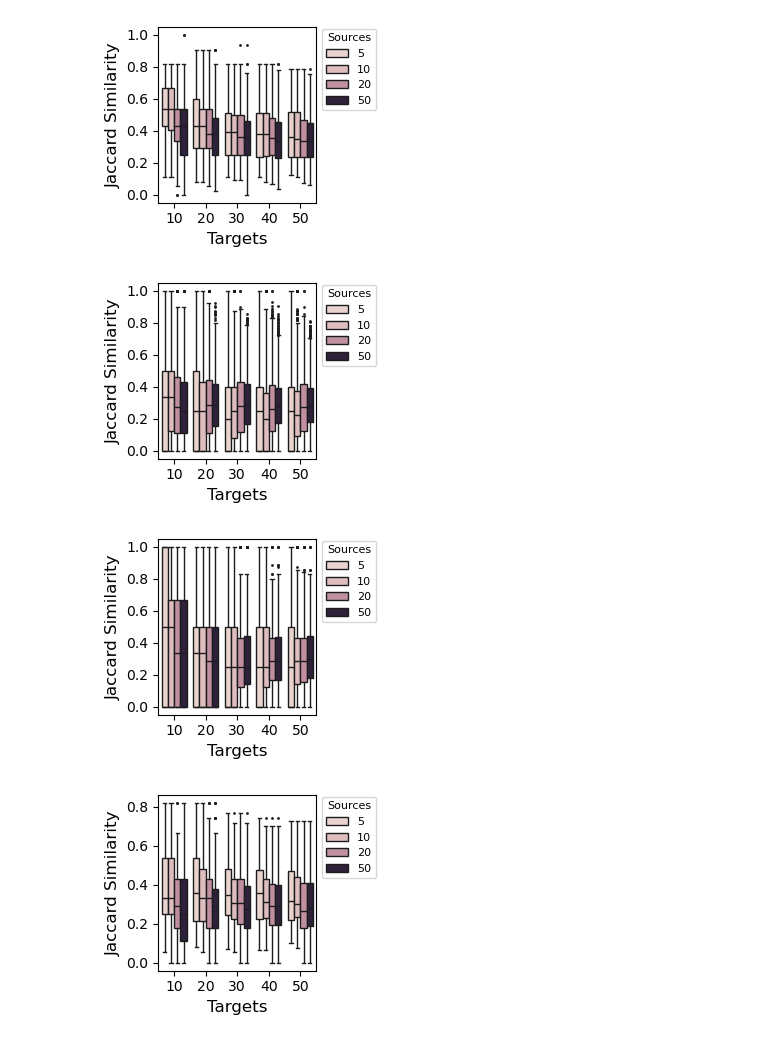
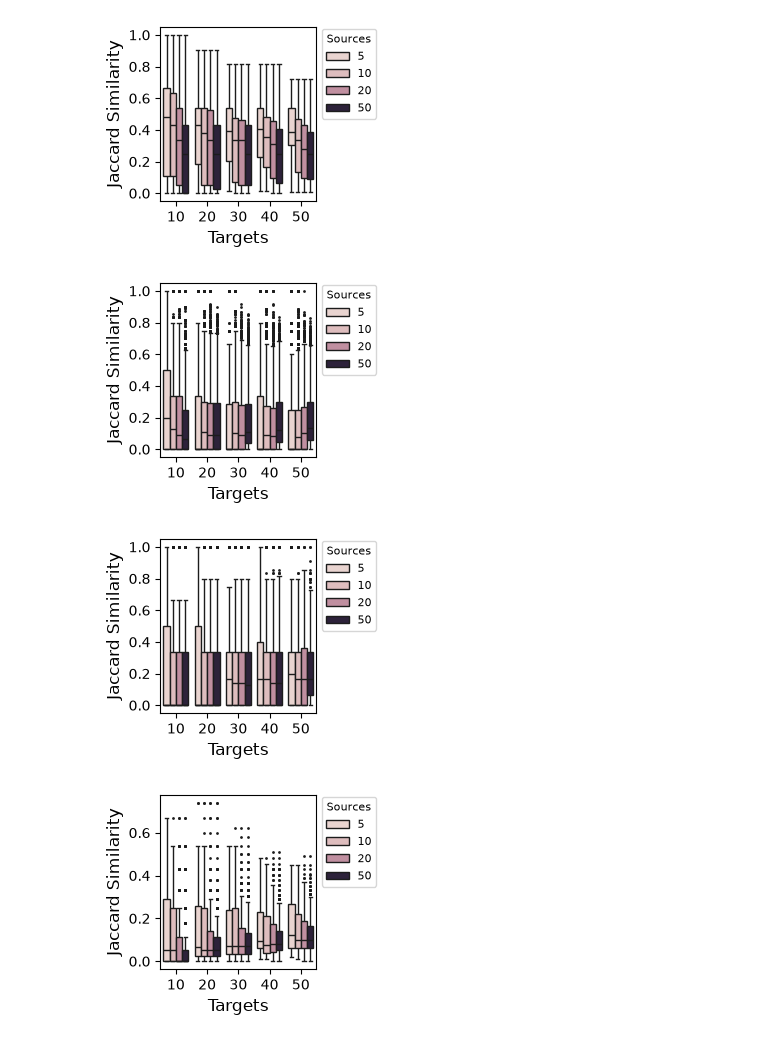
Before and after one commit to bionetslab/netmap-evaluation, a Jupyter notebook: src/manuscript_blood/comparative_analysis/regulon_stability.ipynb, the cells around one changed output. Cells and saved outputs as stored; diff of their text form; code cells hidden in the pictures.

```diff
--- a/src/manuscript_blood/comparative_analysis/regulon_stability.ipynb
+++ b/src/manuscript_blood/comparative_analysis/regulon_stability.ipynb
@@ -130,11 +130,11 @@ basepath = '/data_nfs/og86asub/netmap/netmap-evaluation/results/case_studies/blo
 tf = '_source'
 s = ''
 my_thresholds = {
-    "10": [f'bd-rhap-rep1-X/regulons_10{tf}{s}.tsv', f'bd-rhap-rep2-X/regulons_10{tf}{s}.tsv',  f'10x-rep1-kallisto-cellbender-X/regulons_10{tf}{s}.tsv', f'blood-10x-rep2-kallisto-cellbender-X/regulons_10{tf}{s}.tsv'],
-    "20": [f'bd-rhap-rep1-X/regulons_20{tf}{s}.tsv', f'bd-rhap-rep2-X/regulons_20{tf}{s}.tsv', f'10x-rep1-kallisto-cellbender-X/regulons_20{tf}{s}.tsv',f'blood-10x-rep2-kallisto-cellbender-X/regulons_20{tf}{s}.tsv'],
-    "30": [f'bd-rhap-rep1-X/regulons_30{tf}{s}.tsv', f'bd-rhap-rep2-X/regulons_30{tf}{s}.tsv', f'10x-rep1-kallisto-cellbender-X/regulons_30{tf}{s}.tsv',f'blood-10x-rep2-kallisto-cellbender-X/regulons_30{tf}{s}.tsv'],
-    "40": [f'bd-rhap-rep1-X/regulons_40{tf}{s}.tsv', f'bd-rhap-rep2-X/regulons_40{tf}{s}.tsv', f'10x-rep1-kallisto-cellbender-X/regulons_40{tf}{s}.tsv', f'blood-10x-rep2-kallisto-cellbender-X/regulons_40{tf}{s}.tsv'],
-    "50": [f'bd-rhap-rep1-X/regulons_50{tf}{s}.tsv', f'bd-rhap-rep2-X/regulons_50{tf}{s}.tsv',f'10x-rep1-kallisto-cellbender-X/regulons_50{tf}{s}.tsv', f'blood-10x-rep2-kallisto-cellbender-X/regulons_50{tf}{s}.tsv'],
+    "10": [f'bd-rhap-rep1-markers/regulons_10{tf}{s}.tsv', f'bd-rhap-rep2-markers/regulons_10{tf}{s}.tsv',  f'10x-rep1-kallisto-cellbender-markers/regulons_10{tf}{s}.tsv', f'10x-rep2-kallisto-cellbender-markers/regulons_10{tf}{s}.tsv'],
+    "20": [f'bd-rhap-rep1-markers/regulons_20{tf}{s}.tsv', f'bd-rhap-rep2-markers/regulons_20{tf}{s}.tsv', f'10x-rep1-kallisto-cellbender-markers/regulons_20{tf}{s}.tsv',f'10x-rep2-kallisto-cellbender-markers/regulons_20{tf}{s}.tsv'],
+    "30": [f'bd-rhap-rep1-markers/regulons_30{tf}{s}.tsv', f'bd-rhap-rep2-markers/regulons_30{tf}{s}.tsv', f'10x-rep1-kallisto-cellbender-markers/regulons_30{tf}{s}.tsv',f'10x-rep2-kallisto-cellbender-markers/regulons_30{tf}{s}.tsv'],
+    "40": [f'bd-rhap-rep1-markers/regulons_40{tf}{s}.tsv', f'bd-rhap-rep2-markers/regulons_40{tf}{s}.tsv', f'10x-rep1-kallisto-cellbender-markers/regulons_40{tf}{s}.tsv', f'10x-rep2-kallisto-cellbender-markers/regulons_40{tf}{s}.tsv'],
+    "50": [f'bd-rhap-rep1-markers/regulons_50{tf}{s}.tsv', f'bd-rhap-rep2-markers/regulons_50{tf}{s}.tsv',f'10x-rep1-kallisto-cellbender-markers/regulons_50{tf}{s}.tsv', f'10x-rep2-kallisto-cellbender-markers/regulons_50{tf}{s}.tsv'],
 }
 
 # Run the pipeline
@@ -143,7 +143,7 @@ final_df.to_csv('/data_nfs/og86asub/netmap/netmap-evaluation/results/figures/dat
 make_plot(final_df)
 plt.savefig('/data_nfs/og86asub/netmap/netmap-evaluation/results/figures/plots/cross_dataset_regulon_stability_source.pdf')
 # %% [output]
-[figure, old version]
+[figure, new version]
 # %%
 # --- Usage Example ---
 basepath = '/data_nfs/og86asub/netmap/netmap-evaluation/results/case_studies/blood/analysis/'
@@ -151,11 +151,11 @@ basepath = '/data_nfs/og86asub/netmap/netmap-evaluation/results/case_studies/blo
 tf = '_target'
 s = ''
 my_thresholds = {
-    "10": [f'bd-rhap-rep1-X/regulons_10{tf}{s}.tsv', f'bd-rhap-rep2-X/regulons_10{tf}{s}.tsv',  f'10x-rep1-kallisto-cellbender-X/regulons_10{tf}{s}.tsv', f'blood-10x-rep2-kallisto-cellbender-X/regulons_10{tf}{s}.tsv'],
-    "20": [f'bd-rhap-rep1-X/regulons_20{tf}{s}.tsv', f'bd-rhap-rep2-X/regulons_20{tf}{s}.tsv', f'10x-rep1-kallisto-cellbender-X/regulons_20{tf}{s}.tsv',f'blood-10x-rep2-kallisto-cellbender-X/regulons_20{tf}{s}.tsv'],
-    "30": [f'bd-rhap-rep1-X/regulons_30{tf}{s}.tsv', f'bd-rhap-rep2-X/regulons_30{tf}{s}.tsv', f'10x-rep1-kallisto-cellbender-X/regulons_30{tf}{s}.tsv',f'blood-10x-rep2-kallisto-cellbender-X/regulons_30{tf}{s}.tsv'],
-    "40": [f'bd-rhap-rep1-X/regulons_40{tf}{s}.tsv', f'bd-rhap-rep2-X/regulons_40{tf}{s}.tsv', f'10x-rep1-kallisto-cellbender-X/regulons_40{tf}{s}.tsv', f'blood-10x-rep2-kallisto-cellbender-X/regulons_40{tf}{s}.tsv'],
-    "50": [f'bd-rhap-rep1-X/regulons_50{tf}{s}.tsv', f'bd-rhap-rep2-X/regulons_50{tf}{s}.tsv',f'10x-rep1-kallisto-cellbender-X/regulons_50{tf}{s}.tsv', f'blood-10x-rep2-kallisto-cellbender-X/regulons_50{tf}{s}.tsv'],
+    "10": [f'bd-rhap-rep1-markers/regulons_10{tf}{s}.tsv', f'bd-rhap-rep2-markers/regulons_10{tf}{s}.tsv',  f'10x-rep1-kallisto-cellbender-markers/regulons_10{tf}{s}.tsv', f'10x-rep2-kallisto-cellbender-markers/regulons_10{tf}{s}.tsv'],
+    "20": [f'bd-rhap-rep1-markers/regulons_20{tf}{s}.tsv', f'bd-rhap-rep2-markers/regulons_20{tf}{s}.tsv', f'10x-rep1-kallisto-cellbender-markers/regulons_20{tf}{s}.tsv',f'10x-rep2-kallisto-cellbender-markers/regulons_20{tf}{s}.tsv'],
+    "30": [f'bd-rhap-rep1-markers/regulons_30{tf}{s}.tsv', f'bd-rhap-rep2-markers/regulons_30{tf}{s}.tsv', f'10x-rep1-kallisto-cellbender-markers/regulons_30{tf}{s}.tsv',f'10x-rep2-kallisto-cellbender-markers/regulons_30{tf}{s}.tsv'],
+    "40": [f'bd-rhap-rep1-markers/regulons_40{tf}{s}.tsv', f'bd-rhap-rep2-markers/regulons_40{tf}{s}.tsv', f'10x-rep1-kallisto-cellbender-markers/regulons_40{tf}{s}.tsv', f'10x-rep2-kallisto-cellbender-markers/regulons_40{tf}{s}.tsv'],
+    "50": [f'bd-rhap-rep1-markers/regulons_50{tf}{s}.tsv', f'bd-rhap-rep2-markers/regulons_50{tf}{s}.tsv',f'10x-rep1-kallisto-cellbender-markers/regulons_50{tf}{s}.tsv', f'10x-rep2-kallisto-cellbender-markers/regulons_50{tf}{s}.tsv'],
 }
 
 # Run the pipeline
@@ -164,7 +164,7 @@ final_df.to_csv('/data_nfs/og86asub/netmap/netmap-evaluation/results/figures/dat
 make_plot(final_df)
 plt.savefig('/data_nfs/og86asub/netmap/netmap-evaluation/results/figures/plots/cross_dataset_regulon_stability_target.pdf')
 # %% [output]
-[figure, old version]
+[figure, new version]
 # %%
 # --- Usage Example ---
 basepath = '/data_nfs/og86asub/netmap/netmap-evaluation/results/case_studies/blood/analysis/'
@@ -172,11 +172,11 @@ basepath = '/data_nfs/og86asub/netmap/netmap-evaluation/results/case_studies/blo
 tf = '_target'
 s = '_TF'
 my_thresholds = {
-    "10": [f'bd-rhap-rep1-X/regulons_10{tf}{s}.tsv', f'bd-rhap-rep2-X/regulons_10{tf}{s}.tsv',  f'10x-rep1-kallisto-cellbender-X/regulons_10{tf}{s}.tsv', f'blood-10x-rep2-kallisto-cellbender-X/regulons_10{tf}{s}.tsv'],
-    "20": [f'bd-rhap-rep1-X/regulons_20{tf}{s}.tsv', f'bd-rhap-rep2-X/regulons_20{tf}{s}.tsv', f'10x-rep1-kallisto-cellbender-X/regulons_20{tf}{s}.tsv',f'blood-10x-rep2-kallisto-cellbender-X/regulons_20{tf}{s}.tsv'],
-    "30": [f'bd-rhap-rep1-X/regulons_30{tf}{s}.tsv', f'bd-rhap-rep2-X/regulons_30{tf}{s}.tsv', f'10x-rep1-kallisto-cellbender-X/regulons_30{tf}{s}.tsv',f'blood-10x-rep2-kallisto-cellbender-X/regulons_30{tf}{s}.tsv'],
-    "40": [f'bd-rhap-rep1-X/regulons_40{tf}{s}.tsv', f'bd-rhap-rep2-X/regulons_40{tf}{s}.tsv', f'10x-rep1-kallisto-cellbender-X/regulons_40{tf}{s}.tsv', f'blood-10x-rep2-kallisto-cellbender-X/regulons_40{tf}{s}.tsv'],
-    "50": [f'bd-rhap-rep1-X/regulons_50{tf}{s}.tsv', f'bd-rhap-rep2-X/regulons_50{tf}{s}.tsv',f'10x-rep1-kallisto-cellbender-X/regulons_50{tf}{s}.tsv', f'blood-10x-rep2-kallisto-cellbender-X/regulons_50{tf}{s}.tsv'],
+    "10": [f'bd-rhap-rep1-markers/regulons_10{tf}{s}.tsv', f'bd-rhap-rep2-markers/regulons_10{tf}{s}.tsv',  f'10x-rep1-kallisto-cellbender-markers/regulons_10{tf}{s}.tsv', f'10x-rep2-kallisto-cellbender-markers/regulons_10{tf}{s}.tsv'],
+    "20": [f'bd-rhap-rep1-markers/regulons_20{tf}{s}.tsv', f'bd-rhap-rep2-markers/regulons_20{tf}{s}.tsv', f'10x-rep1-kallisto-cellbender-markers/regulons_20{tf}{s}.tsv',f'10x-rep2-kallisto-cellbender-markers/regulons_20{tf}{s}.tsv'],
+    "30": [f'bd-rhap-rep1-markers/regulons_30{tf}{s}.tsv', f'bd-rhap-rep2-markers/regulons_30{tf}{s}.tsv', f'10x-rep1-kallisto-cellbender-markers/regulons_30{tf}{s}.tsv',f'10x-rep2-kallisto-cellbender-markers/regulons_30{tf}{s}.tsv'],
+    "40": [f'bd-rhap-rep1-markers/regulons_40{tf}{s}.tsv', f'bd-rhap-rep2-markers/regulons_40{tf}{s}.tsv', f'10x-rep1-kallisto-cellbender-markers/regulons_40{tf}{s}.tsv', f'10x-rep2-kallisto-cellbender-markers/regulons_40{tf}{s}.tsv'],
+    "50": [f'bd-rhap-rep1-markers/regulons_50{tf}{s}.tsv', f'bd-rhap-rep2-markers/regulons_50{tf}{s}.tsv',f'10x-rep1-kallisto-cellbender-markers/regulons_50{tf}{s}.tsv', f'10x-rep2-kallisto-cellbender-markers/regulons_50{tf}{s}.tsv'],
 }
 
 # Run the pipeline
@@ -185,28 +185,28 @@ final_df.to_csv('/data_nfs/og86asub/netmap/netmap-evaluation/results/figures/dat
 make_plot(final_df)
 plt.savefig('/data_nfs/og86asub/netmap/netmap-evaluation/results/figures/plots/cross_dataset_regulon_stability_target_TF.pdf')
 # %% [output]
-[figure, old version]
+[figure, new version]
 # %%
 # --- Usage Example ---
 basepath = '/data_nfs/og86asub/netmap/netmap-evaluation/results/case_studies/blood/analysis/'
 tf = '_TF'
 source = '_source'
 my_thresholds = {
-    "10": [f'bd-rhap-rep1-X/regulons_10{source}{tf}.tsv', f'bd-rhap-rep2-X/regulons_10{source}{tf}.tsv',  f'10x-rep1-kallisto-cellbender-X/regulons_10{source}{tf}.tsv'],
-    "20": [f'bd-rhap-rep1-X/regulons_20{source}{tf}.tsv', f'bd-rhap-rep2-X/regulons_20{source}{tf}.tsv', f'10x-rep1-kallisto-cellbender-X/regulons_20{source}{tf}.tsv'],
-    "30": [f'bd-rhap-rep1-X/regulons_30{source}{tf}.tsv', f'bd-rhap-rep2-X/regulons_30{source}{tf}.tsv', f'10x-rep1-kallisto-cellbender-X/regulons_30{source}{tf}.tsv'],
-    "40": [f'bd-rhap-rep1-X/regulons_40{source}{tf}.tsv', f'bd-rhap-rep2-X/regulons_40{source}{tf}.tsv', f'10x-rep1-kallisto-cellbender-X/regulons_40{source}{tf}.tsv'],
-    "50": [f'bd-rhap-rep1-X/regulons_50{source}{tf}.tsv', f'bd-rhap-rep2-X/regulons_50{source}{tf}.tsv',f'10x-rep1-kallisto-cellbender-X/regulons_50{source}{tf}.tsv'],
+    "10": [f'bd-rhap-rep1-markers/regulons_10{source}{tf}.tsv', f'bd-rhap-rep2-markers/regulons_10{source}{tf}.tsv',  f'10x-rep1-kallisto-cellbender-markers/regulons_10{source}{tf}.tsv'],
+    "20": [f'bd-rhap-rep1-markers/regulons_20{source}{tf}.tsv', f'bd-rhap-rep2-markers/regulons_20{source}{tf}.tsv', f'10x-rep1-kallisto-cellbender-markers/regulons_20{source}{tf}.tsv'],
+    "30": [f'bd-rhap-rep1-markers/regulons_30{source}{tf}.tsv', f'bd-rhap-rep2-markers/regulons_30{source}{tf}.tsv', f'10x-rep1-kallisto-cellbender-markers/regulons_30{source}{tf}.tsv'],
+    "40": [f'bd-rhap-rep1-markers/regulons_40{source}{tf}.tsv', f'bd-rhap-rep2-markers/regulons_40{source}{tf}.tsv', f'10x-rep1-kallisto-cellbender-markers/regulons_40{source}{tf}.tsv'],
+    "50": [f'bd-rhap-rep1-markers/regulons_50{source}{tf}.tsv', f'bd-rhap-rep2-markers/regulons_50{source}{tf}.tsv',f'10x-rep1-kallisto-cellbender-markers/regulons_50{source}{tf}.tsv'],
 }
 
 # Run the pipeline
 final_df = get_jaccard_report(basepath, my_thresholds)
 make_plot(final_df)
 final_df.to_csv('/data_nfs/og86asub/netmap/netmap-evaluation/results/figures/data/cross_dataset_regulon_stability_source_TF.tsv', sep = '\t')
 
 plt.savefig('/data_nfs/og86asub/netmap/netmap-evaluation/results/figures/plots/cross_dataset_regulon_stability_source_TF.pdf')
 # %% [output]
-[figure, old version]
+[figure, new version]
 # %%
 # --- Usage Example ---
 basepath = '/data_nfs/og86asub/netmap/netmap-evaluation/results/case_studies/blood/analysis/'
```
Also changed, not shown: parts of 1 cell of this notebook, 8 other files.
